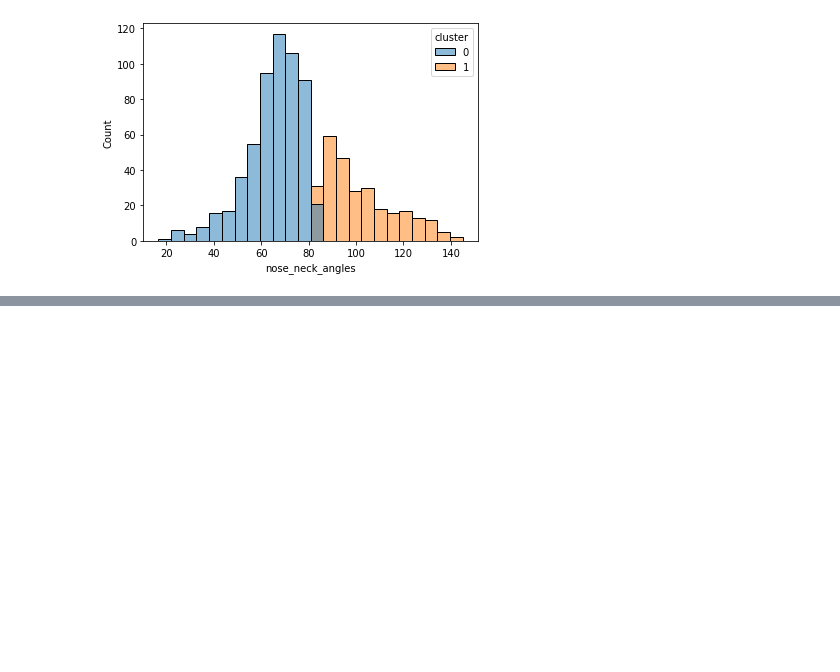
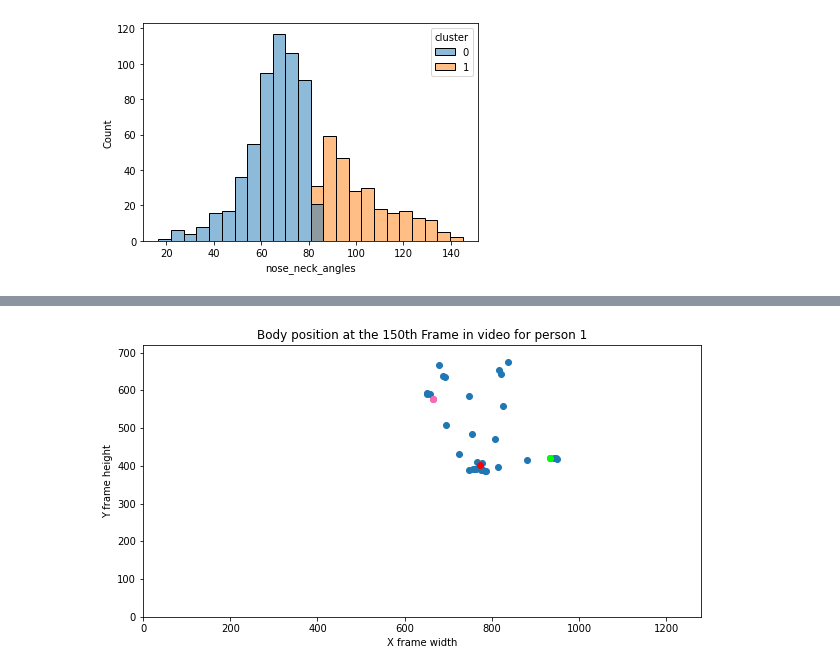
Before and after one commit to tiilt-lab/sport_analytics, a Jupyter notebook: mmla_ia_analysis/reorient_data_and_EDA_person2_j.ipynb, the cells around one changed output, grey strips where cells are left out. Saved outputs shown, nothing was run; the diff lists cells and outputs as text; code cells hidden in the pictures; blank space fills up the shorter version.

Commit message:
average_across_frames

```diff
--- a/mmla_ia_analysis/reorient_data_and_EDA_person2_j.ipynb
+++ b/mmla_ia_analysis/reorient_data_and_EDA_person2_j.ipynb
@@ -329,0 +353,11 @@ sns.histplot(data=first_clusterings, x="nose_neck_angles", hue="cluster", alpha=
+# %%
+new_df = pd.DataFrame(columns=key_joint.columns)
+old_start = 0
+second = 0
+for i in np.arange(14, len(key_joint), 14):
+
+    new_df.loc[second] = (key_joint.iloc[old_start:i, :]).mean(axis=0)
+    old_start = i
+    second += 1
+
+new_df.head(5)
@@ -329,0 +372,26 @@ sns.histplot(data=first_clusterings, x="nose_neck_angles", hue="cluster", alpha=
+# %%
+# Body points
+
+i=5
+fig, (ax1) = plt.subplots(1, figsize=[10,5])
+
+# plot 1
+ax1.scatter(new_df.iloc[i, 1:34], new_df.iloc[i, 34:67])
+# Nose point
+ax1.scatter(new_df.iloc[i, 1], new_df.iloc[i, 34], color='red');
+# # Neck point
+# ax1.scatter(new_tbl.iloc[i, 101], new_tbl.iloc[i, 102], color='peru');
+# print(nose_neck_angles[i])
+
+# left point
+ax1.scatter(new_df.loc[i, 'left_wrist_x'], new_df.loc[i, 'left_wrist_y'], color='lime');
+
+# right point
+ax1.scatter(new_df.loc[i, 'right_wrist_x'], new_df.loc[i, 'right_wrist_y'], color='hotpink');
+ax1.set_xlim(left=0, right=1280)
+ax1.set_ylim(bottom=0, top=720);
+ax1.set_xlabel("X frame width")
+ax1.set_ylabel("Y frame height");
+ax1.set_title("Body position at the 150th Frame in video for person 1");
+# %% [output]
+[figure, added]
```
Also changed, not shown: parts of 5 cells of this notebook.
